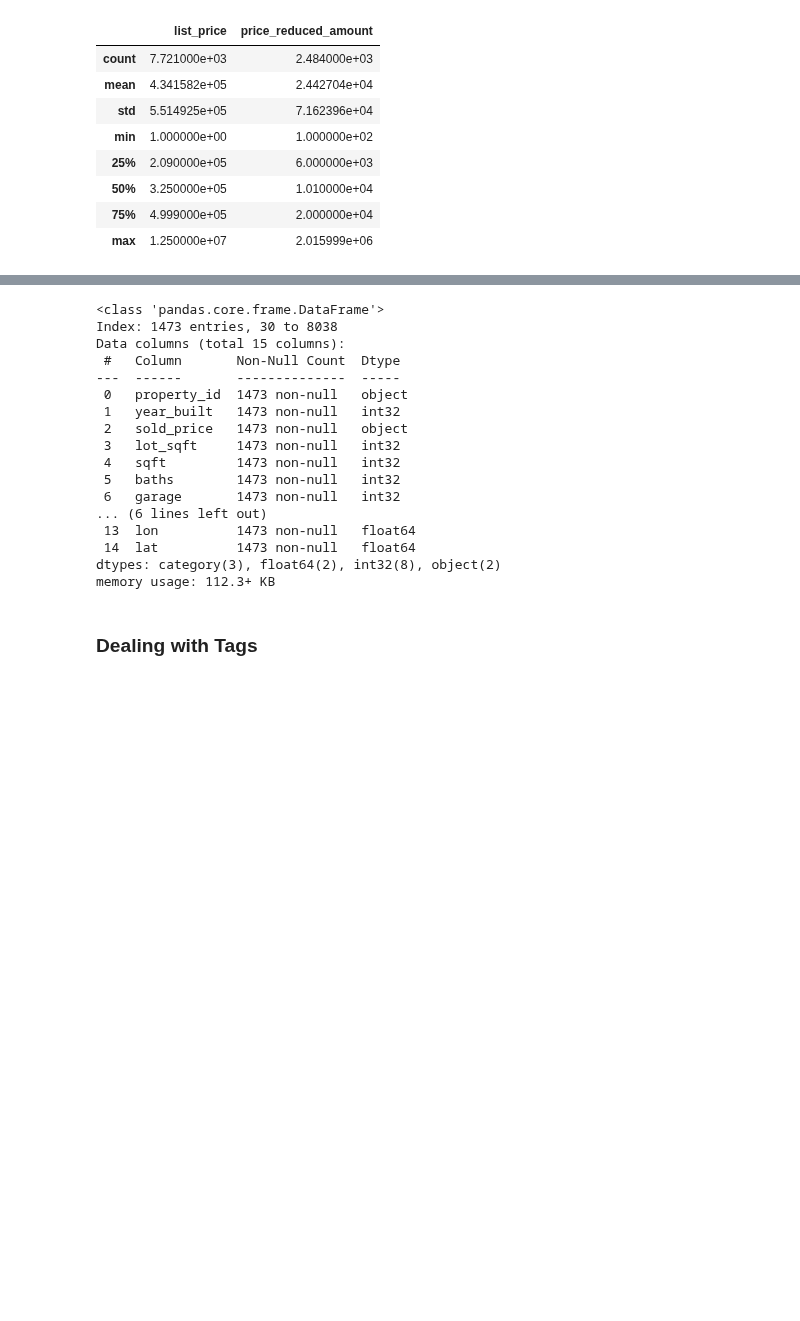
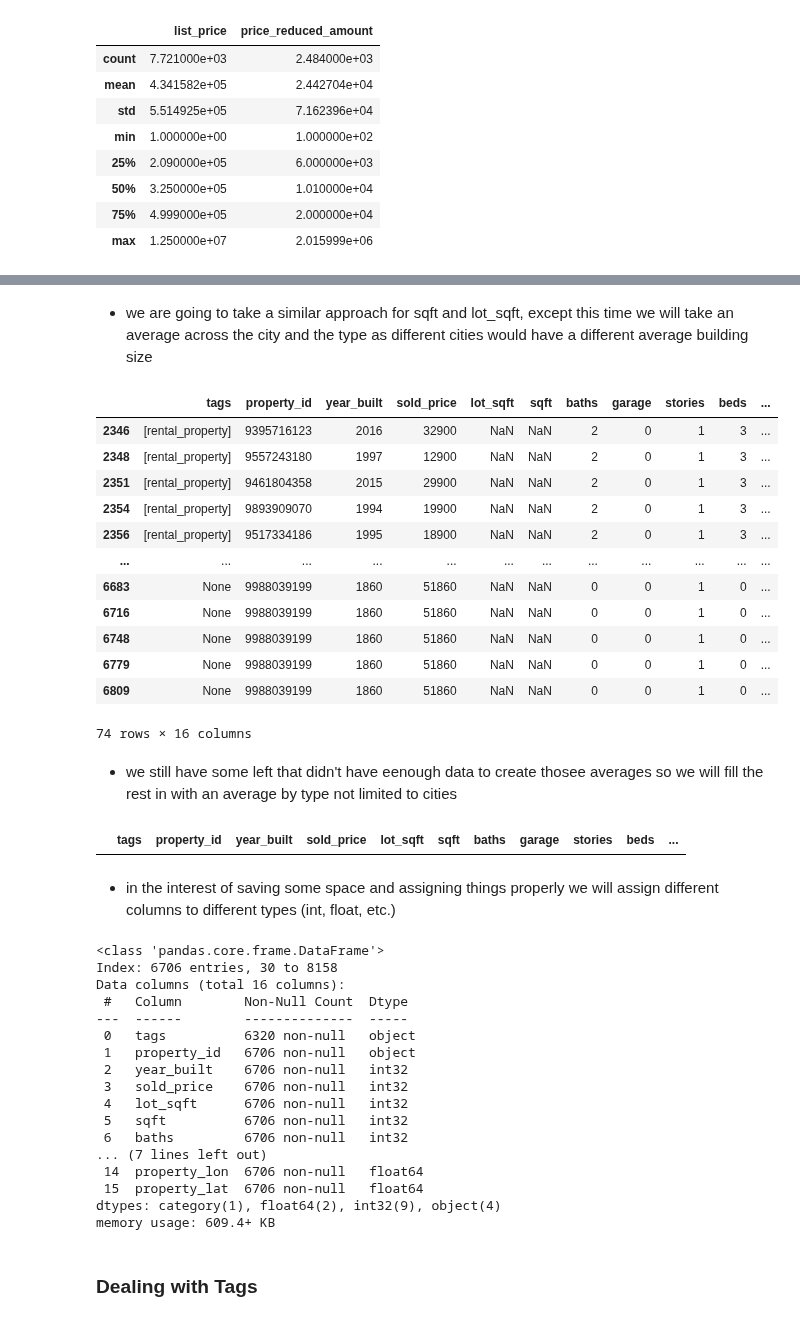
Before and after one commit to FinchWilliam/DS-Midterm-Project, a Jupyter notebook: notebooks/1 - EDA.ipynb, the cells around one changed output, grey strips where cells are left out. Drawn from its saved outputs; the diff is of its cells as text; code cells hidden in the pictures; blank space fills up the shorter version.

```diff
--- a/notebooks/1 - EDA.ipynb
+++ b/notebooks/1 - EDA.ipynb
@@ -308,40 +442,66 @@ df = df[df['type'] != 'duplex_triplex']
+# %%
+df['stories'] = df['stories'].fillna(1)
+# %% [markdown]
+ - we are going to take a similar approach for sqft and lot_sqft, except this time we will take an average across the city and the type as different cities would have a different average building size
+# %%
+sqfts_dict = df[['city', 'type', 'sqft', 'lot_sqft']].groupby(['type','city']).mean().transpose().to_dict()
+
+df = fv.sqfts_replacement(sqfts_dict, df)
+df[df['sqft'].isnull() & df['lot_sqft'].isnull()]
+# %% [output]
+|  | tags | property_id | year_built | sold_price | lot_sqft | sqft | baths | garage | stories | beds | ... |
+| 2346 | [rental_property] | 9395716123 | 2016 | 32900 | NaN | NaN | 2 | 0 | 1 | 3 | ... |
+| 2348 | [rental_property] | 9557243180 | 1997 | 12900 | NaN | NaN | 2 | 0 | 1 | 3 | ... |
+| 2351 | [rental_property] | 9461804358 | 2015 | 29900 | NaN | NaN | 2 | 0 | 1 | 3 | ... |
+| 2354 | [rental_property] | 9893909070 | 1994 | 19900 | NaN | NaN | 2 | 0 | 1 | 3 | ... |
+| 2356 | [rental_property] | 9517334186 | 1995 | 18900 | NaN | NaN | 2 | 0 | 1 | 3 | ... |
+| ... | ... | ... | ... | ... | ... | ... | ... | ... | ... | ... | ... |
+| 6683 | None | 9988039199 | 1860 | 51860 | NaN | NaN | 0 | 0 | 1 | 0 | ... |
+| 6716 | None | 9988039199 | 1860 | 51860 | NaN | NaN | 0 | 0 | 1 | 0 | ... |
+| 6748 | None | 9988039199 | 1860 | 51860 | NaN | NaN | 0 | 0 | 1 | 0 | ... |
+| 6779 | None | 9988039199 | 1860 | 51860 | NaN | NaN | 0 | 0 | 1 | 0 | ... |
+| 6809 | None | 9988039199 | 1860 | 51860 | NaN | NaN | 0 | 0 | 1 | 0 | ... |
+74 rows × 16 columns
+# %% [markdown]
+ - we still have some left that didn't have eenough data to create thosee averages so we will fill the rest in with an average by type not limited to cities
+# %%
+sqfts_dict_2 = df[['type', 'sqft', 'lot_sqft']].groupby('type').mean().transpose().to_dict()
+
+df = fv.item_replacement(sqfts_dict_2, df, 'type', 'sqft', 'lot_sqft')
+df[df['sqft'].isnull() & df['lot_sqft'].isnull()]
+# %% [output]
+|  | tags | property_id | year_built | sold_price | lot_sqft | sqft | baths | garage | stories | beds | ... |
+# %% [markdown]
+- in the interest of saving some space and assigning things properly we will assign different columns to different types (int, float, etc.)
 # %%
-#we're going to do the same with the sqft and lot_sqft, taking the averages from types in cities
-sqfts_dict = df[['city', 'type', 'sqft', 'lot_sqft']].groupby(['type','city']).mean().transpose().to_dict()
 
-df = fv.sqfts_replacement(sqfts_dict, df)
-
-#we're going to repeat the process using the the averages from just the types as not all cities had multiple different types in them to get the averages
-
-sqfts_dict_2 = df[['type', 'sqft', 'lot_sqft']].groupby('type').mean().transpose().to_dict()
-
-df = fv.item_replacement(sqfts_dict_2, df, 'type', 'sqft', 'lot_sqft')
 
 #we need to assign datatypes to the columns, so we will make lists of the different types and re-enter them back in.
 int_columns = ['year_built', 'sqft', 'lot_sqft', 'baths','garage','stories','beds', 'postal_code']
 df[int_columns] = df[int_columns].astype(int)
-category_columns = ['type', 'city', 'state']
+category_columns = ['type']
 df[category_columns] = df[category_columns].astype('category')
-float_columns = ['lon', 'lat']
+float_columns = ['property_lon', 'property_lat']
 df[float_columns] = df[float_columns].astype('float64')
+df['sold_price'] = df['sold_price'].astype('int')
 df.info()
 # %% [output]
 <class 'pandas.core.frame.DataFrame'>
-Index: 1473 entries, 30 to 8038
-Data columns (total 15 columns):
- #   Column       Non-Null Count  Dtype
----  ------       --------------  -----
- 0   property_id  1473 non-null   object
- 1   year_built   1473 non-null   int32
- 2   sold_price   1473 non-null   object
- 3   lot_sqft     1473 non-null   int32
- 4   sqft         1473 non-null   int32
- 5   baths        1473 non-null   int32
- 6   garage       1473 non-null   int32
-... (6 lines left out)
- 13  lon          1473 non-null   float64
- 14  lat          1473 non-null   float64
-dtypes: category(3), float64(2), int32(8), object(2)
-memory usage: 112.3+ KB
+Index: 6706 entries, 30 to 8158
+Data columns (total 16 columns):
+ #   Column        Non-Null Count  Dtype
+---  ------        --------------  -----
+ 0   tags          6320 non-null   object
+ 1   property_id   6706 non-null   object
+ 2   year_built    6706 non-null   int32
+ 3   sold_price    6706 non-null   int32
+ 4   lot_sqft      6706 non-null   int32
+ 5   sqft          6706 non-null   int32
+ 6   baths         6706 non-null   int32
+... (7 lines left out)
+ 14  property_lon  6706 non-null   float64
+ 15  property_lat  6706 non-null   float64
+dtypes: category(1), float64(2), int32(9), object(4)
+memory usage: 609.4+ KB
 # %% [markdown]
 ### Dealing with Tags
```
Also changed, not shown: parts of 46 cells of this notebook, 10 other files.
